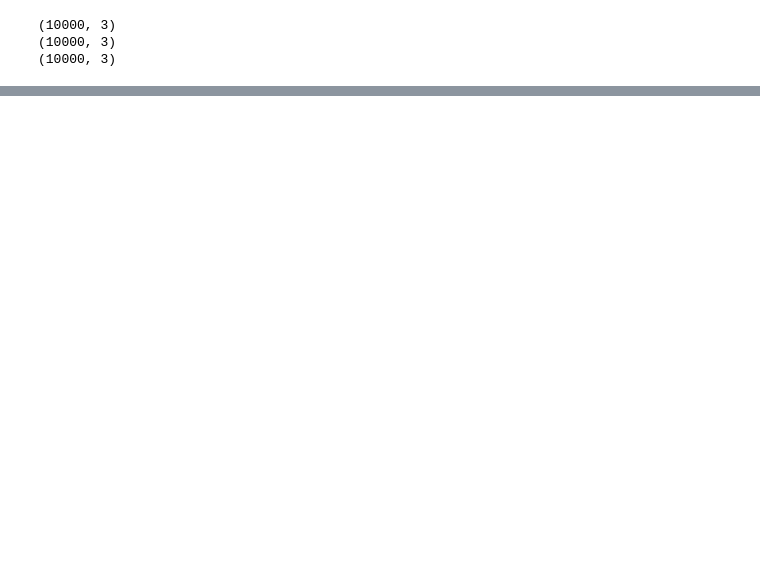
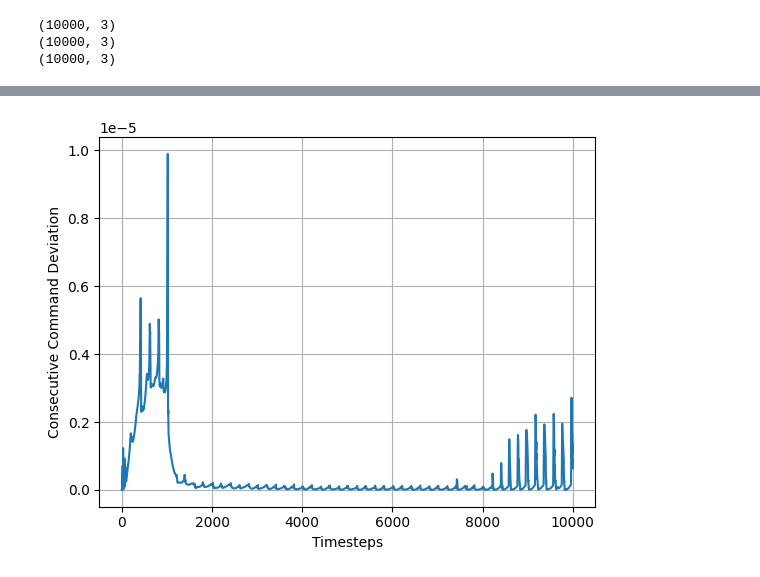
Before and after one commit to famsvip/Robot-Navigation-Collision-Avoidance-, a Jupyter notebook: data/plotting.ipynb, the cells around one changed output, grey strips where cells are left out. Saved outputs shown, nothing was run; the diff lists cells and outputs as text; code cells hidden in the pictures; blank space fills up the shorter version.

```diff
--- a/data/plotting.ipynb
+++ b/data/plotting.ipynb
@@ -53,0 +56,27 @@ plt.show()
+# %%
+# Consecutive command error (squared error)
+
+def consecutive_command_change(cmd_array):
+    change = []
+    for i in range(data_threshold):
+        if i != 0:
+            prev_cmd = cmd_array[i-1]
+            curr_cmd = cmd_array[i]
+            change.append(np.sum((curr_cmd - prev_cmd)**2))
+        else:
+            change.append(0)
+    return np.array(change)
+
+fig, ax = plt.subplots()
+
+comp_trial = comp_trial_1[:data_threshold]
+pure_trial = pure_trial_1[:data_threshold]
+separate_trial = separate_trial_3[:data_threshold]
+
+ax.plot(range(data_threshold), consecutive_command_change(comp_trial))
+plt.xlabel("Timesteps")
+plt.ylabel("Consecutive Command Deviation")
+plt.grid(True)
+plt.show()
+# %% [output]
+[figure, added]
```
Also changed, not shown: parts of 2 cells of this notebook, 3 other files.
